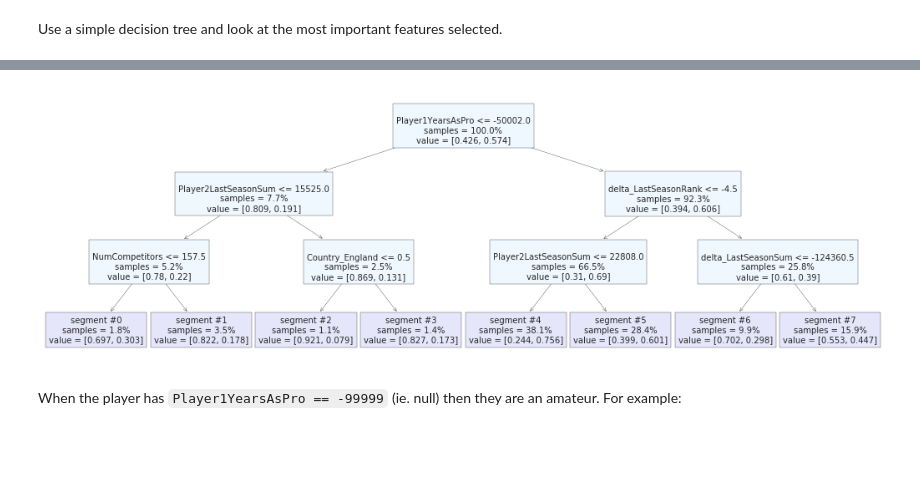
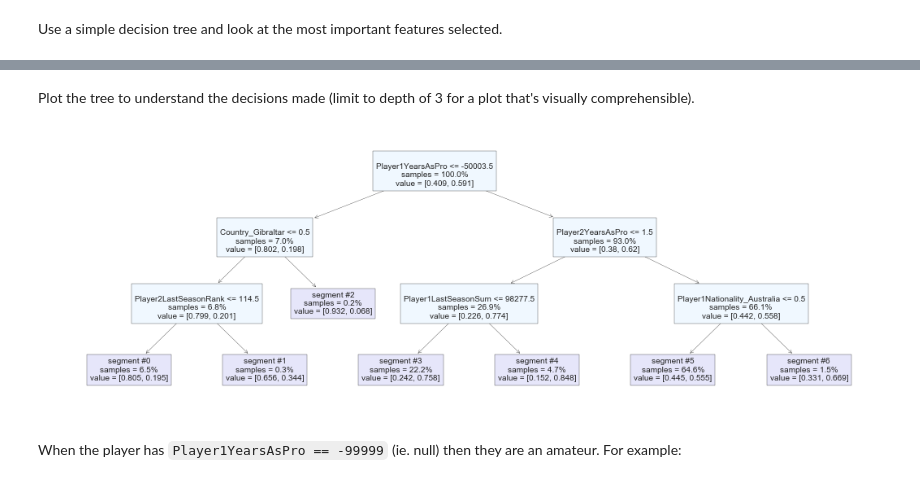
Before and after one commit to oksmith/snooker-matches, a Jupyter notebook: 2. Exploratory Data Analysis.ipynb, the cells around one changed output, grey strips where cells are left out. Saved outputs shown, nothing was run; the diff lists cells and outputs as text; code cells hidden in the pictures; blank space fills up the shorter version.

```diff
--- a/2. Exploratory Data Analysis.ipynb
+++ b/2. Exploratory Data Analysis.ipynb
@@ -215,4 +194,2 @@ def plot_labelled_tree(estimator, features, shift=0, title=None, save=False, nod
-# %%
-plot_labelled_tree(clf_1, PROCESSED_FEATURE_LIST)
-# %% [output]
-[figure, removed]
+# %% [markdown]
+Plot the tree to understand the decisions made (limit to depth of 3 for a plot that's visually comprehensible).
@@ -219,3 +198,17 @@ plot_labelled_tree(clf_1, PROCESSED_FEATURE_LIST)
+# %%
+clf_2 = DecisionTreeClassifier(
+    min_samples_leaf=0.001,
+    max_depth=3,
+    max_features=20,
+    random_state=RANDOM_SEED
+)
+clf_2.fit(
+    match_data[PROCESSED_FEATURE_LIST],
+    match_data[TARGET_COL]
+)
+plot_labelled_tree(clf_2, PROCESSED_FEATURE_LIST)
+# %% [output]
+[figure, added]
 # %% [markdown]
 When the player has `Player1YearsAsPro == -99999` (ie. null) then they are an amateur. For example:
 # %%
```
Also changed, not shown: parts of 23 cells of this notebook, 4 other files.
